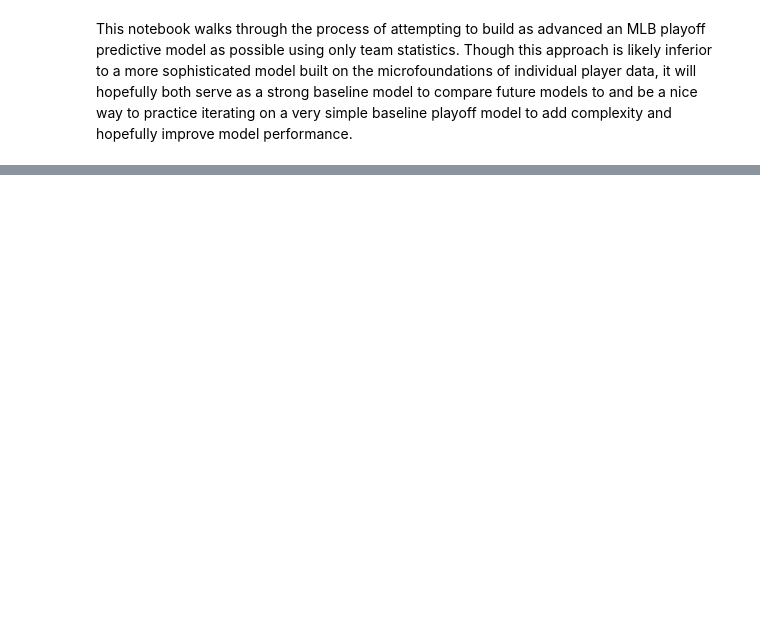
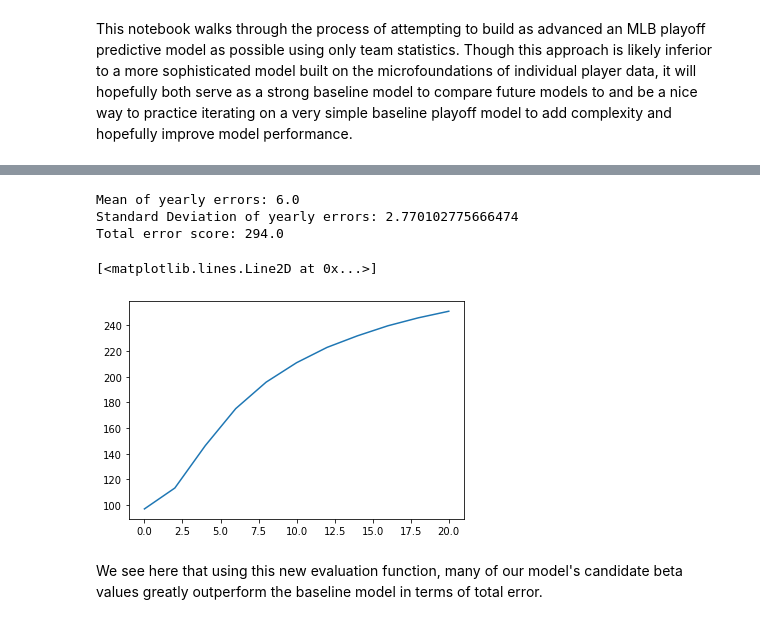
Before and after one commit to hannhat/personal, a Jupyter notebook: sabermetrics_playground/model_playground/playoff_prediction_model.ipynb, the cells around one changed output, grey strips where cells are left out. Saved outputs shown, nothing was run; the diff lists cells and outputs as text; code cells hidden in the pictures; blank space fills up the shorter version.

```diff
--- a/sabermetrics_playground/model_playground/playoff_prediction_model.ipynb
+++ b/sabermetrics_playground/model_playground/playoff_prediction_model.ipynb
@@ -61,0 +192,8 @@ print(ws_outcomes)
+# %%
+def simple_win_percent_model(team1, team2, year):
+    p1 = .5 + team_dict[(year, symbol_dict[team1])] - team_dict[(year, symbol_dict[team2])]
+    rand_num = random.random()
+    if rand_num > p1:
+        return team2
+    else:
+        return team1
@@ -61,0 +320,23 @@ print(ws_outcomes)
+# %%
+print("Mean of yearly errors:", baseline_yearly_errors.mean())
+print("Standard Deviation of yearly errors:", baseline_yearly_errors.std())
+print("Total error score:", baseline_total_error)
+# %% [output]
+Mean of yearly errors: 6.0
+Standard Deviation of yearly errors: 2.770102775666474
+Total error score: 294.0
+# %%
+possible_coefs = np.linspace(0, 20, 11)
+
+errors = []
+for coef in possible_coefs:
+    projections_dict = playoff_sim(10000, modified_simple_win_percent_model)
+    yearly_errors, total_error = score_simulation(projections_dict, playoff_bracket, cost=2)
+    errors.append(total_error)
+
+plt.plot(possible_coefs, errors)
+# %% [output]
+[<matplotlib.lines.Line2D at 0x...>]
+[figure, added]
+# %% [markdown]
+We see here that using this new evaluation function, many of our model's candidate beta values greatly outperform the baseline model in terms of total error.
```
Also changed, not shown: parts of 39 cells of this notebook, 53 other files.
